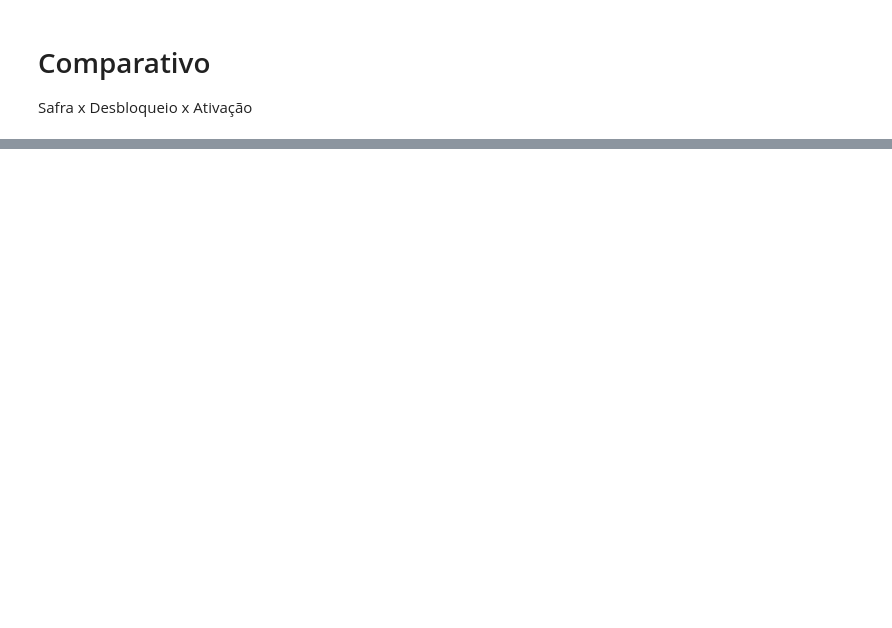
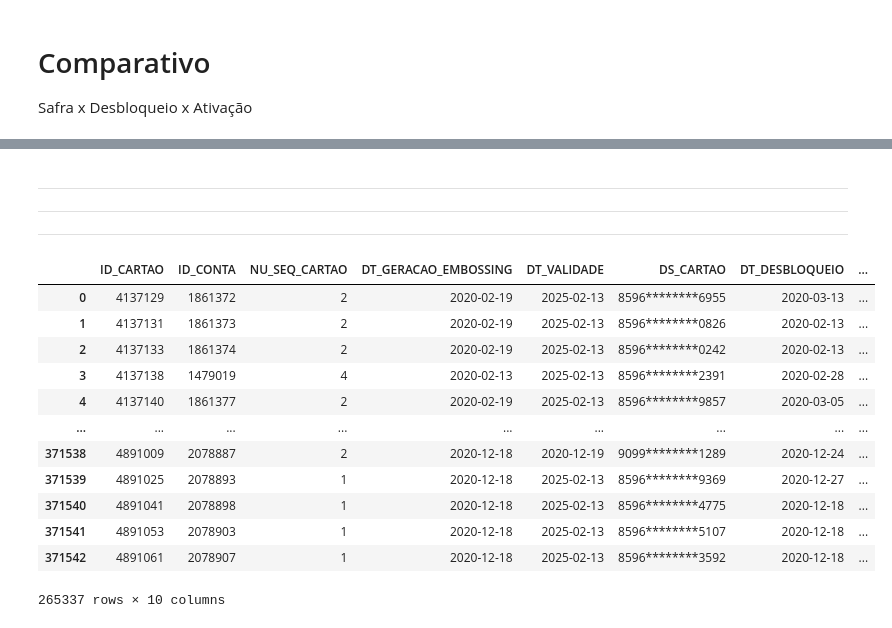
Before and after one commit to FelipeGBarreto/Projects, a Jupyter notebook: Rascunho.ipynb, the cells around one changed output, grey strips where cells are left out. Cells and saved outputs as stored; diff of their text form; code cells hidden in the pictures; blank space fills up the shorter version.

```diff
--- a/Rascunho.ipynb
+++ b/Rascunho.ipynb
@@ -221,0 +249,20 @@ comparativo
+# %% [markdown]
+***
+***
+***
+# %%
+ativacao_safra
+# %% [output]
+|  | ID_CARTAO | ID_CONTA | NU_SEQ_CARTAO | DT_GERACAO_EMBOSSING | DT_VALIDADE | DS_CARTAO | DT_DESBLOQUEIO | ... |
+| 0 | 4137129 | 1861372 | 2 | 2020-02-19 | 2025-02-13 | 8596********6955 | 2020-03-13 | ... |
+| 1 | 4137131 | 1861373 | 2 | 2020-02-19 | 2025-02-13 | 8596********0826 | 2020-02-13 | ... |
+| 2 | 4137133 | 1861374 | 2 | 2020-02-19 | 2025-02-13 | 8596********0242 | 2020-02-13 | ... |
+| 3 | 4137138 | 1479019 | 4 | 2020-02-13 | 2025-02-13 | 8596********2391 | 2020-02-28 | ... |
+| 4 | 4137140 | 1861377 | 2 | 2020-02-19 | 2025-02-13 | 8596********9857 | 2020-03-05 | ... |
+| ... | ... | ... | ... | ... | ... | ... | ... | ... |
+| 371538 | 4891009 | 2078887 | 2 | 2020-12-18 | 2020-12-19 | 9099********1289 | 2020-12-24 | ... |
+| 371539 | 4891025 | 2078893 | 1 | 2020-12-18 | 2025-02-13 | 8596********9369 | 2020-12-27 | ... |
+| 371540 | 4891041 | 2078898 | 1 | 2020-12-18 | 2025-02-13 | 8596********4775 | 2020-12-18 | ... |
+| 371541 | 4891053 | 2078903 | 1 | 2020-12-18 | 2025-02-13 | 8596********5107 | 2020-12-18 | ... |
+| 371542 | 4891061 | 2078907 | 1 | 2020-12-18 | 2025-02-13 | 8596********3592 | 2020-12-18 | ... |
+265337 rows × 10 columns
```
Also changed, not shown: parts of 18 cells of this notebook.
